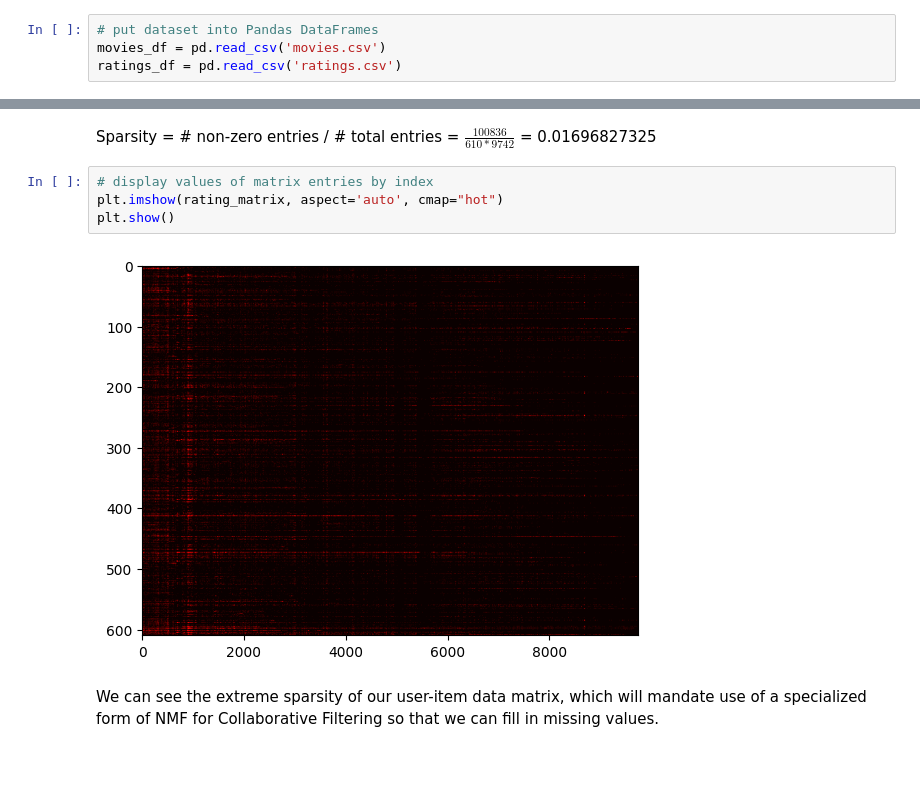
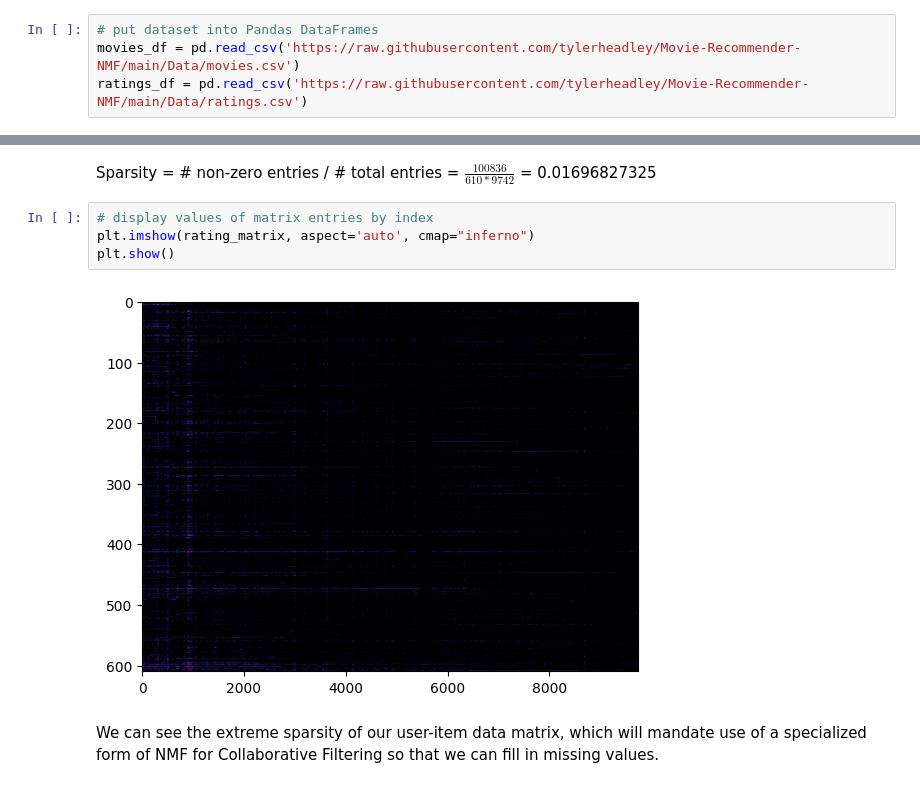
Before and after one commit to tylerheadley/Movie-Recommender-NMF, a Jupyter notebook: MovieRecommender.ipynb, the cells around one changed output, grey strips where cells are left out. Drawn from its saved outputs; the diff is of its cells as text.

```diff
--- a/MovieRecommender.ipynb
+++ b/MovieRecommender.ipynb
@@ -28,7 +17,7 @@ Archive:  /content/drive/MyDrive/Math189 Project: Movie Recommendations/Datasets
 # %%
 # put dataset into Pandas DataFrames
-movies_df = pd.read_csv('movies.csv')
-ratings_df = pd.read_csv('ratings.csv')
+movies_df = pd.read_csv('https://raw.githubusercontent.com/tylerheadley/Movie-Recommender-NMF/main/Data/movies.csv')
+ratings_df = pd.read_csv('https://raw.githubusercontent.com/tylerheadley/Movie-Recommender-NMF/main/Data/ratings.csv')
 # %% [markdown]
 
 
@@ -126,10 +115,10 @@ print(rating_matrix)
 Sparsity = # non-zero entries / # total entries = $\frac{100836}{610 * 9742}$ = 0.01696827325
 # %%
 # display values of matrix entries by index
-plt.imshow(rating_matrix, aspect='auto', cmap="hot")
+plt.imshow(rating_matrix, aspect='auto', cmap="inferno")
 plt.show()
 # %% [output]
-[figure, old version]
+[figure, new version]
 # %% [markdown]
 We can see the extreme sparsity of our user-item data matrix, which will mandate use of a specialized form of NMF for Collaborative Filtering so that we can fill in missing values.
 # %%
```
Also changed, not shown: parts of 8 cells of this notebook.
